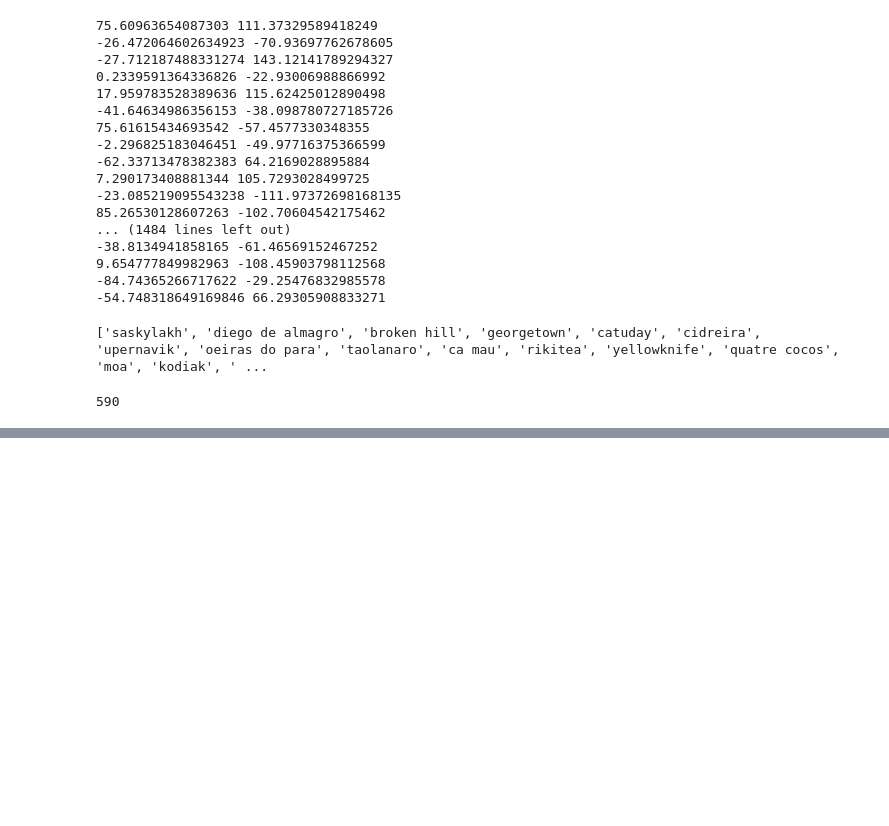
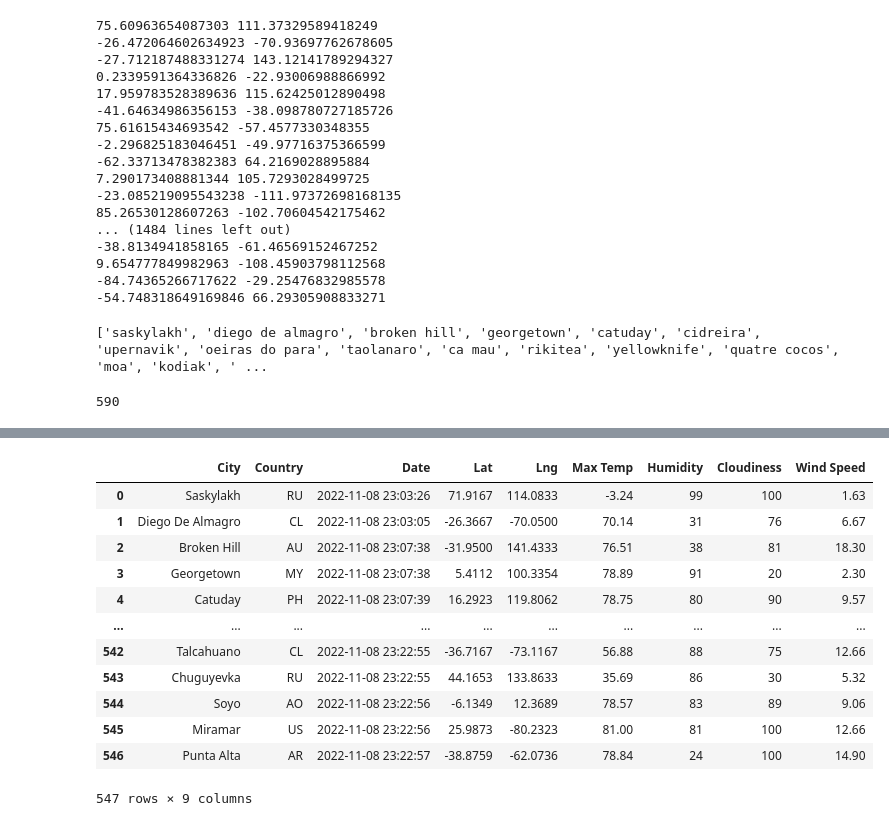
Before and after one commit to fabeza/World_Weather_Analysis, a Jupyter notebook: WeatherPy.ipynb, the cells around one changed output, grey strips where cells are left out. Saved outputs shown, nothing was run; the diff lists cells and outputs as text; code cells hidden in the pictures; blank space fills up the shorter version.

```diff
--- a/WeatherPy.ipynb
+++ b/WeatherPy.ipynb
@@ -3,6 +3,13 @@
 import pandas as pd
 import matplotlib.pyplot as plt
 import numpy as np
+import requests
+import time
+from datetime import datetime
+# Import the API key.
+from config import weather_api_key
+# Starting URL for Weather Map API Call.
+url = "http://api.openweathermap.org/data/2.5/weather?units=Imperial&APPID=" + weather_api_key
 # %%
 # Create a set or random latitude and longitude combinations.
 lats = np.random.uniform(low=-90.000, high=90.000, size=1500)
@@ -58,0 +150,4 @@ len(cities)
+# %%
+# Convert the array of dictionaries to a Pandas DataFrame.
+city_data_df = pd.DataFrame(city_data)
+city_data_df.head(10)
@@ -58,0 +166,18 @@ len(cities)
+# %%
+new_column_order = ["City", "Country", "Date", "Lat", "Lng", "Max Temp", "Humidity", "Cloudiness", "Wind Speed"]
+city_data_df = city_data_df[new_column_order]
+city_data_df
+# %% [output]
+|  | City | Country | Date | Lat | Lng | Max Temp | Humidity | Cloudiness | Wind Speed |
+| 0 | Saskylakh | RU | 2022-11-08 23:03:26 | 71.9167 | 114.0833 | -3.24 | 99 | 100 | 1.63 |
+| 1 | Diego De Almagro | CL | 2022-11-08 23:03:05 | -26.3667 | -70.0500 | 70.14 | 31 | 76 | 6.67 |
+| 2 | Broken Hill | AU | 2022-11-08 23:07:38 | -31.9500 | 141.4333 | 76.51 | 38 | 81 | 18.30 |
+| 3 | Georgetown | MY | 2022-11-08 23:07:38 | 5.4112 | 100.3354 | 78.89 | 91 | 20 | 2.30 |
+| 4 | Catuday | PH | 2022-11-08 23:07:39 | 16.2923 | 119.8062 | 78.75 | 80 | 90 | 9.57 |
+| ... | ... | ... | ... | ... | ... | ... | ... | ... | ... |
+| 542 | Talcahuano | CL | 2022-11-08 23:22:55 | -36.7167 | -73.1167 | 56.88 | 88 | 75 | 12.66 |
+| 543 | Chuguyevka | RU | 2022-11-08 23:22:55 | 44.1653 | 133.8633 | 35.69 | 86 | 30 | 5.32 |
+| 544 | Soyo | AO | 2022-11-08 23:22:56 | -6.1349 | 12.3689 | 78.57 | 83 | 89 | 9.06 |
+| 545 | Miramar | US | 2022-11-08 23:22:56 | 25.9873 | -80.2323 | 81.00 | 81 | 100 | 12.66 |
+| 546 | Punta Alta | AR | 2022-11-08 23:22:57 | -38.8759 | -62.0736 | 78.84 | 24 | 100 | 14.90 |
+547 rows × 9 columns
```
Also changed, not shown: parts of 3 cells of this notebook, 3 other files.
